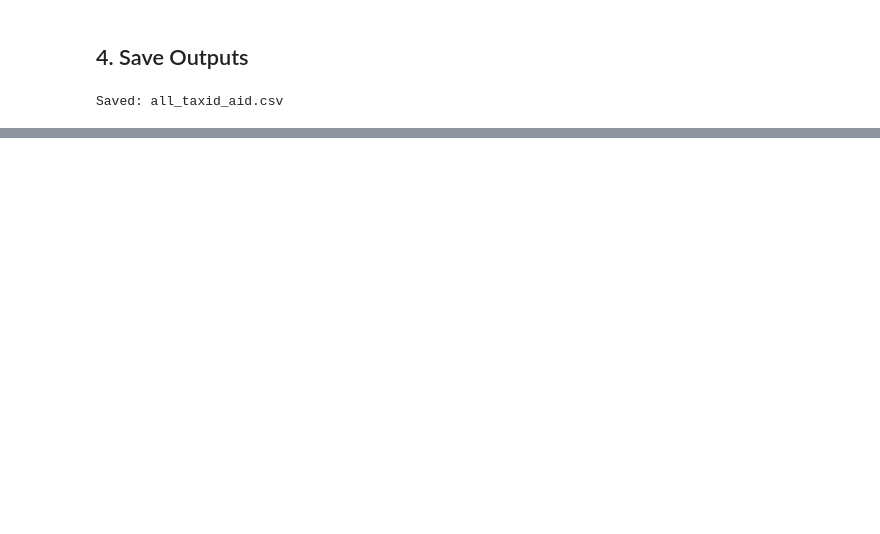
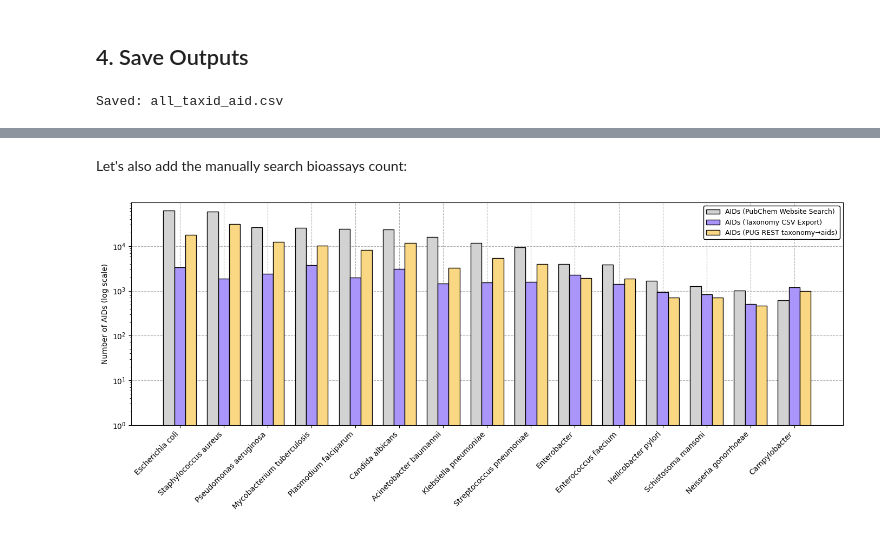
Before and after one commit to ersilia-os/pubchem-antimicrobial-tasks, a Jupyter notebook: notebooks/01_Taxonomy_ID_and_AIDs.ipynb, the cells around one changed output, grey strips where cells are left out. Drawn from its saved outputs; the diff is of its cells as text; code cells hidden in the pictures; blank space fills up the shorter version.

```diff
--- a/notebooks/01_Taxonomy_ID_and_AIDs.ipynb
+++ b/notebooks/01_Taxonomy_ID_and_AIDs.ipynb
@@ -196,0 +297,11 @@ Saved: all_taxid_aid.csv
+# %%
+# For each pathogen, fetch curated AIDs
+pugrest_aids_counts = {}
+
+for pathogen, taxids in dict_taxonomy.items():
+    aids = set()
+    for tid in taxids:
+        aids.update(get_aids_for_taxid(tid))
+    pugrest_aids_counts[pathogen] = len(aids)
+
+pugrest_aids_counts
@@ -196,0 +324,6 @@ Saved: all_taxid_aid.csv
+# %%
+# Comparison with previous strategy
+summary_by_pathogen["PUGREST_AIDs"] = summary_by_pathogen["Pathogen"].map(pugrest_aids_counts)
+summary_by_pathogen = summary_by_pathogen.sort_values("Taxonomy_AIDs", ascending=False).reset_index(drop=True)
+
+summary_by_pathogen
@@ -196,0 +392,63 @@ Saved: all_taxid_aid.csv
+# %% [markdown]
+Let's also add the manually search bioassays count:
+# %%
+# Extract arrays
+labels          = summary_by_pathogen["Pathogen"].values
+PubChem_Web_AIDs = summary_by_pathogen["PubChem_Web_AIDs"].values
+Taxonomy_AIDs    = summary_by_pathogen["Taxonomy_AIDs"].values
+PUGREST_AIDs     = summary_by_pathogen["PUGREST_AIDs"].values
+
+N = len(labels)
+x = np.arange(N)
+
+bar_width = 0.25
+
+plt.figure(figsize=(14, 6))
+
+# LEFT BAR → PubChem Web UI (gray)
+plt.bar(
+    x - bar_width,
+    PubChem_Web_AIDs,
+    width=bar_width,
+    color="#D2D2D2",
+    ec="black",
+    zorder=2,
+    label="AIDs (PubChem Website Search)"
+)
+
+# MIDDLE BAR → Taxonomy CSV (purple)
+plt.bar(
+    x,
+    Taxonomy_AIDs,
+    width=bar_width,
+    color="#AA96FA",
+    ec="black",
+    zorder=2,
+    label="AIDs (Taxonomy CSV Export)"
+)
+
+# RIGHT BAR → PUG REST (yellow)
+plt.bar(
+    x + bar_width,
+    PUGREST_AIDs,
+    width=bar_width,
+    color="#FAD782",
+    ec="black",
+    zorder=2,
+    label="AIDs (PUG REST taxonomy→aids)"
+)
+
+# Aesthetics
+plt.yscale("log")
+plt.ylim([1, PubChem_Web_AIDs.max() * 1.5])
+
+plt.xticks(x, labels, rotation=45, ha="right")
+plt.ylabel("Number of AIDs (log scale)")
+
+plt.grid(linestyle="--", zorder=1)
+plt.legend(loc="upper right", framealpha=1, edgecolor="k", prop={"size": 9})
+
+plt.tight_layout()
+plt.show()
+# %% [output]
+[figure, added]
```
Also changed, not shown: parts of 24 cells of this notebook, 1 other file.
